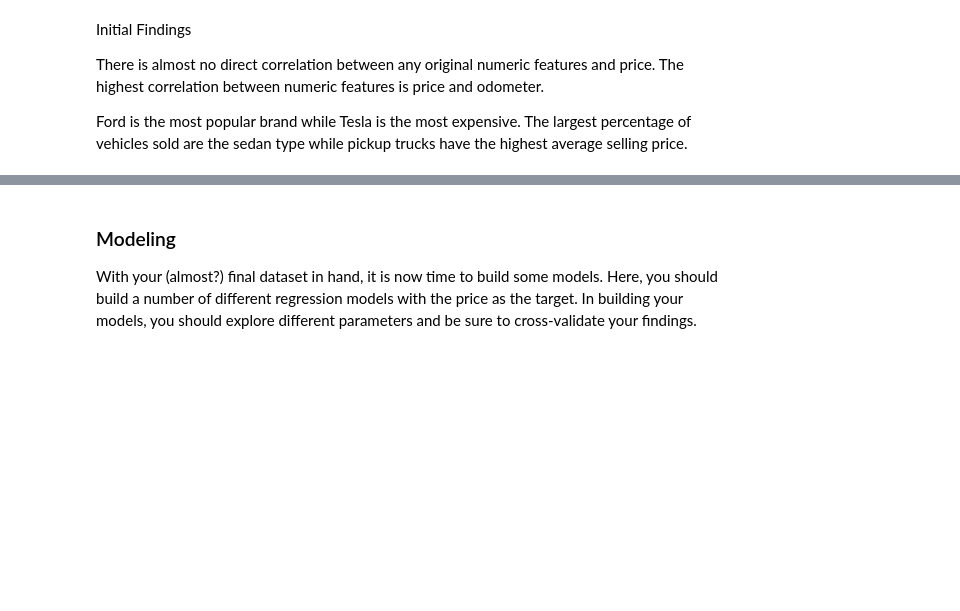
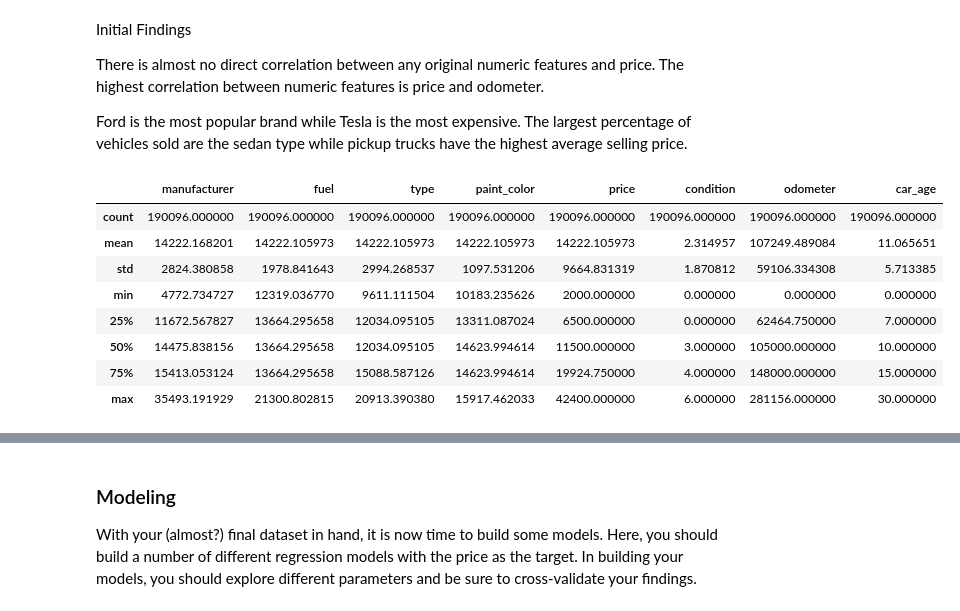
Before and after one commit to stephen-scheiman/PracticalApplicationII, a Jupyter notebook: prompt_II.ipynb, the cells around one changed output, grey strips where cells are left out. Cells and saved outputs as stored; diff of their text form; code cells hidden in the pictures; blank space fills up the shorter version.

```diff
--- a/prompt_II.ipynb
+++ b/prompt_II.ipynb
@@ -301,0 +305,12 @@ Ford is the most popular brand while Tesla is the most expensive. The largest pe
+# %%
+cars_df_enc.describe()
+# %% [output]
+|  | manufacturer | fuel | type | paint_color | price | condition | odometer | car_age |
+| count | 190096.000000 | 190096.000000 | 190096.000000 | 190096.000000 | 190096.000000 | 190096.000000 | 190096.000000 | 190096.000000 |
+| mean | 14222.168201 | 14222.105973 | 14222.105973 | 14222.105973 | 14222.105973 | 2.314957 | 107249.489084 | 11.065651 |
+| std | 2824.380858 | 1978.841643 | 2994.268537 | 1097.531206 | 9664.831319 | 1.870812 | 59106.334308 | 5.713385 |
+| min | 4772.734727 | 12319.036770 | 9611.111504 | 10183.235626 | 2000.000000 | 0.000000 | 0.000000 | 0.000000 |
+| 25% | 11672.567827 | 13664.295658 | 12034.095105 | 13311.087024 | 6500.000000 | 0.000000 | 62464.750000 | 7.000000 |
+| 50% | 14475.838156 | 13664.295658 | 12034.095105 | 14623.994614 | 11500.000000 | 3.000000 | 105000.000000 | 10.000000 |
+| 75% | 15413.053124 | 13664.295658 | 15088.587126 | 14623.994614 | 19924.750000 | 4.000000 | 148000.000000 | 15.000000 |
+| max | 35493.191929 | 21300.802815 | 20913.390380 | 15917.462033 | 42400.000000 | 6.000000 | 281156.000000 | 30.000000 |
```
Also changed, not shown: parts of 11 cells of this notebook.
